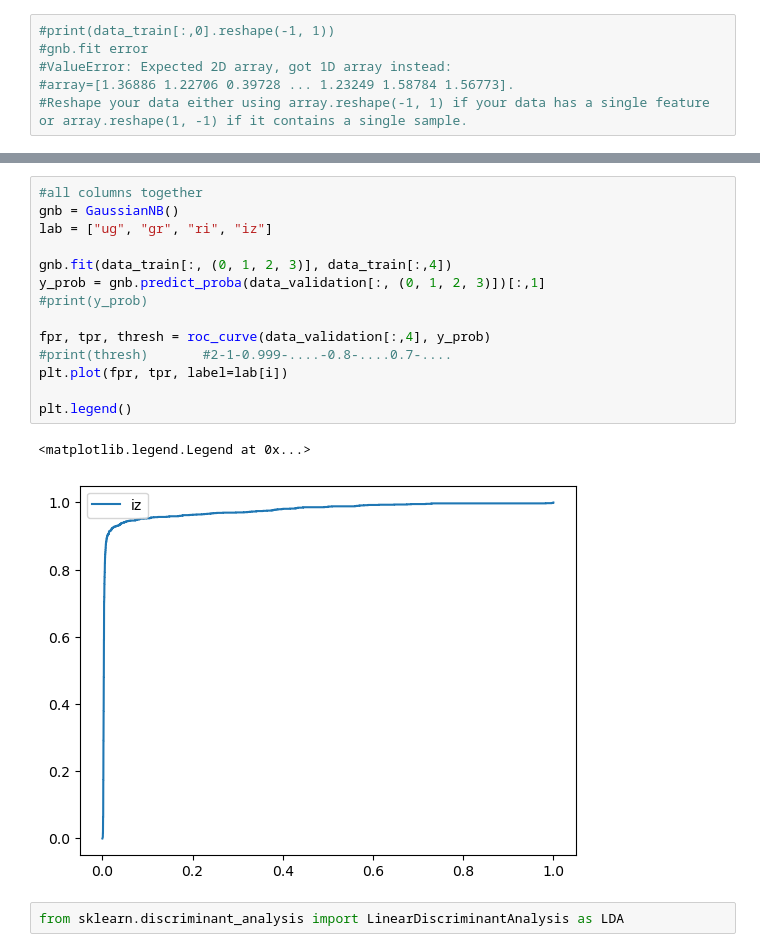
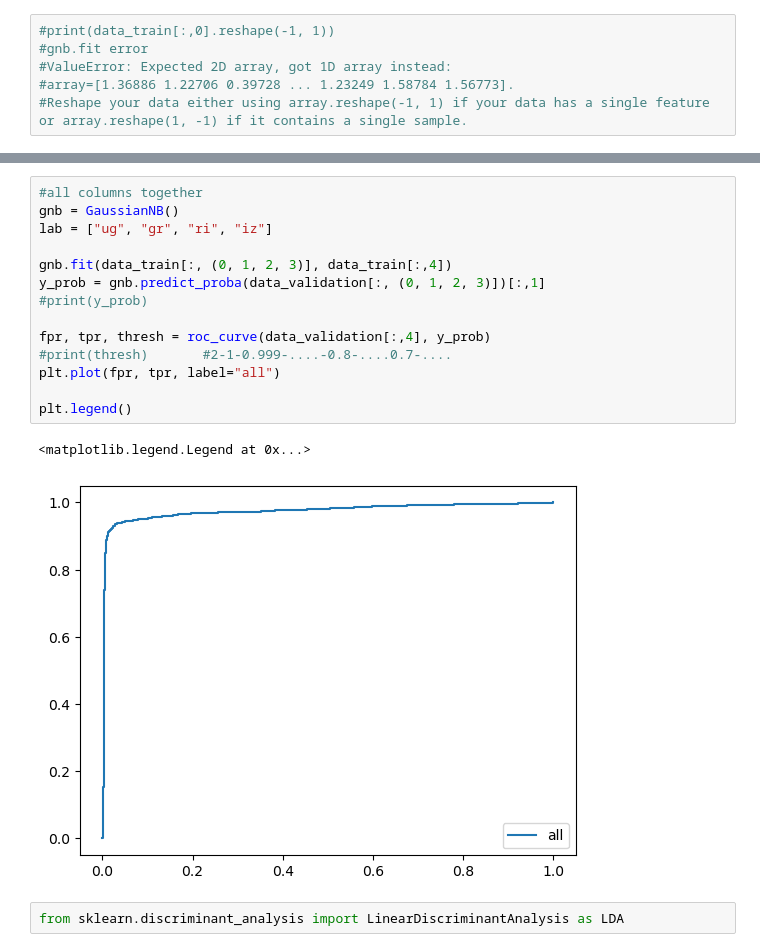
Before and after one commit to Diego-Albano/astrostatistics_bicocca_2025, a Jupyter notebook: working/W19.ipynb, the cells around one changed output, grey strips where cells are left out. Cells and saved outputs as stored; diff of their text form.

```diff
--- a/working/W19.ipynb
+++ b/working/W19.ipynb
@@ -99,20 +99,20 @@ plt.legend()
 # %%
 #all columns together
 gnb = GaussianNB()
 lab = ["ug", "gr", "ri", "iz"]
 
 gnb.fit(data_train[:, (0, 1, 2, 3)], data_train[:,4])
 y_prob = gnb.predict_proba(data_validation[:, (0, 1, 2, 3)])[:,1]
 #print(y_prob)
 
 fpr, tpr, thresh = roc_curve(data_validation[:,4], y_prob)
 #print(thresh)       #2-1-0.999-....-0.8-....0.7-....
-plt.plot(fpr, tpr, label=lab[i])
+plt.plot(fpr, tpr, label="all")
 
 plt.legend()
 # %% [output]
 <matplotlib.legend.Legend at 0x...>
-[figure, old version]
+[figure, new version]
 # %%
 from sklearn.discriminant_analysis import LinearDiscriminantAnalysis as LDA
 # %%
```
Also changed, not shown: parts of 4 cells of this notebook, 1 other file.
